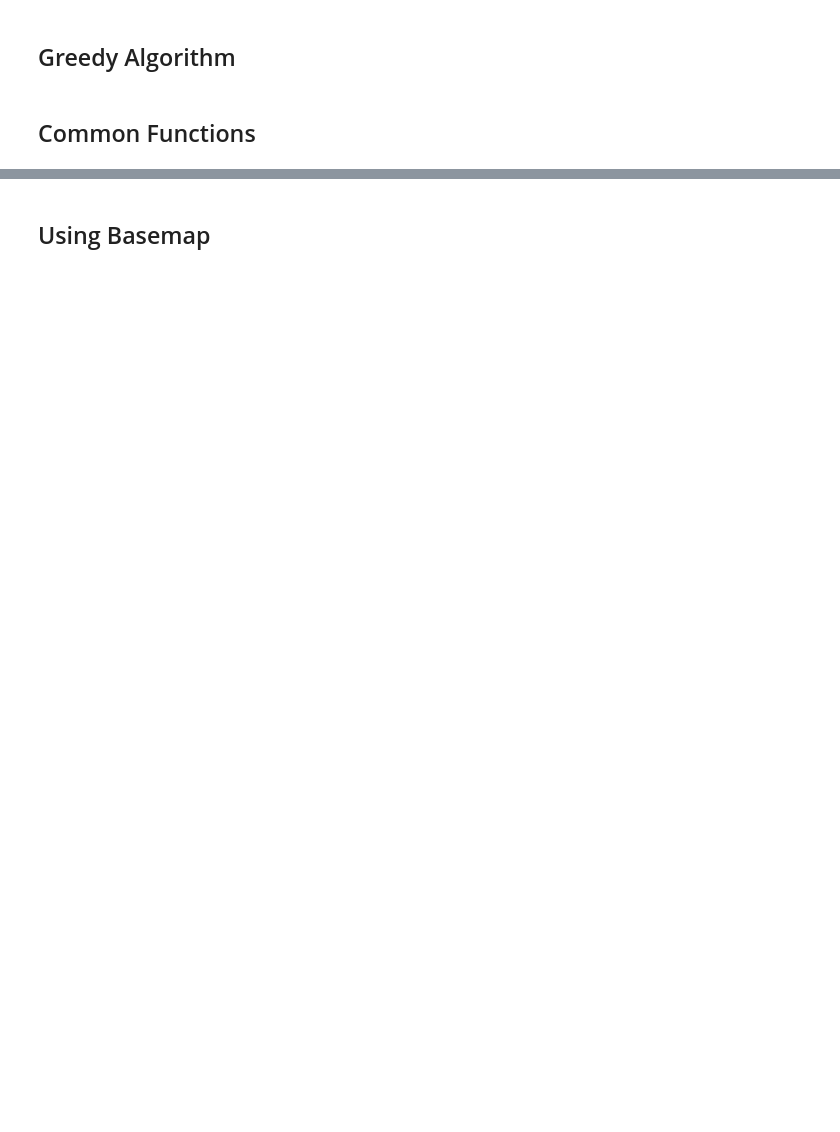
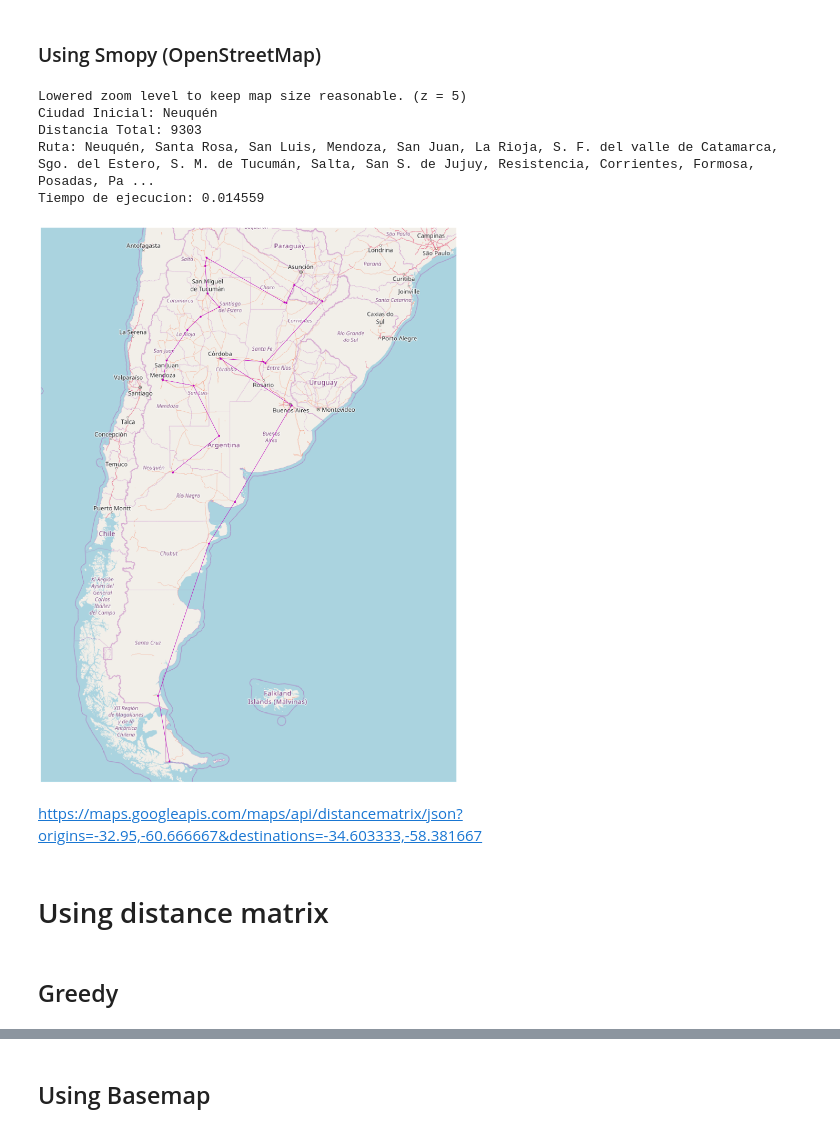
Before and after one commit to ELC/utn-genetic-algorithms, a Jupyter notebook: exercises/exercise3/TSP Argentina.ipynb, the cells around one changed output, grey strips where cells are left out. Saved outputs shown, nothing was run; the diff lists cells and outputs as text; code cells hidden in the pictures; blank space fills up the shorter version.

```diff
--- a/exercises/exercise3/TSP Argentina.ipynb
+++ b/exercises/exercise3/TSP Argentina.ipynb
@@ -7,6 +7,7 @@
 # Basic Imports
 from pylab import rcParams
 import matplotlib.pyplot as plt
+import timeit
 
 # Greedy Imports
 from math import sin, cos, sqrt, atan2, radians
@@ -20,4 +21,4 @@ from mpl_toolkits.basemap import Basemap
 
 # Jupyter Configuration
 %matplotlib inline
-rcParams['figure.figsize'] = (20,20)
+rcParams['figure.figsize'] = (30,30)
@@ -60,0 +104,28 @@ GOOGLE = True
+# %%
+provinces = {
+    #"rosario":(-32.95, -60.65),
+    #"la_plata":(-34.933333, -57.95),
+    "Buenos Aires":(-34.599722, -58.381944),
+    "Córdoba":(-31.416667, -64.183333),
+    "S. F. del valle de Catamarca":(-28.468611, -65.779167),
+    "Resistencia":(-27.451389, -58.986667),
+    "Rawson":(-43.3, -65.1),
+    "Corrientes":(-27.483333, -58.816667),
+    "Paraná":(-31.744444, -60.5175),
+    "Formosa":(-26.184722, -58.175833),
+    "San S. de Jujuy":(-24.185556, -65.299444),
+    "Santa Rosa":(-36.620278, -64.290556),
+    "La Rioja":(-29.413056, -66.855833),
+    "Mendoza":(-32.883333, -68.833333),
+    "Posadas":(-27.366667, -55.896944),
+    "Neuquén":(-38.95735, -68.045533),
+    "Viedma":(-40.8, -63),
+    "Salta":(-24.788333, -65.410556),
+    "San Juan":(-31.5375, -68.536389),
+    "San Luis":(-33.277222, -66.3525),
+    "Rio Gallegos":(-51.633333, -69.233333),
+    "Santa Fe":(-31.633333, -60.7),
+    "Sgo. del Estero":(-27.784444, -64.266944),
+    "Ushuaia":(-54.807222, -68.304444),
+    "S. M. de Tucumán":(-26.816667, -65.216667),
+}
@@ -60,0 +200,26 @@ GOOGLE = True
+# %% [markdown]
+### Using Smopy (OpenStreetMap)
+# %%
+map = smopy.Map(southernmost_lat+6, westermost_long, northermost_lat-3, eastermost_long-4)
+
+my_map = map.show_mpl()
+
+time, best_city, distancia, route = main_greedy(matrix, cities)
+show(time, best_city, distancia, route)
+
+vertexes = get_vertexes(route, map.to_pixels)
+
+plot_lines_from_vertexes(vertexes, my_map)
+
+plt.show()
+# %% [output]
+Lowered zoom level to keep map size reasonable. (z = 5)
+Ciudad Inicial: Neuquén
+Distancia Total: 9303
+Ruta: Neuquén, Santa Rosa, San Luis, Mendoza, San Juan, La Rioja, S. F. del valle de Catamarca, Sgo. del Estero, S. M. de Tucumán, Salta, San S. de Jujuy, Resistencia, Corrientes, Formosa, Posadas, Pa ...
+Tiempo de ejecucion: 0.014559
+[figure, added]
+# %% [markdown]
+https://maps.googleapis.com/maps/api/distancematrix/json?origins=-32.95,-60.666667&destinations=-34.603333,-58.381667
+# %% [markdown]
+# Using distance matrix
@@ -61,2 +274,2 @@ GOOGLE = True
 # %% [markdown]
-## Greedy Algorithm
+## Greedy
@@ -147,2 +275,0 @@ def calc_distance_harversine(_lat1, _lon1, _lat2, _lon2):
-# %% [markdown]
-## Common Functions
```
Also changed, not shown: parts of 44 cells of this notebook, 24 other files.
